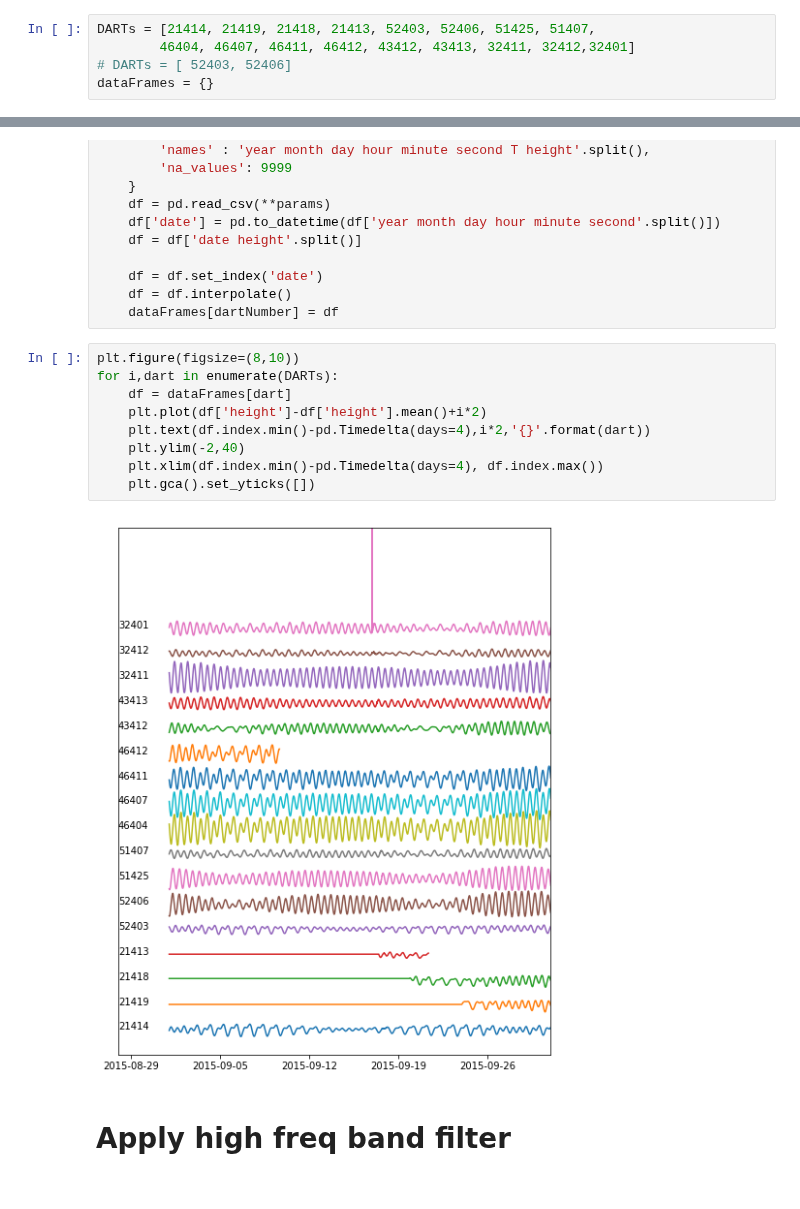
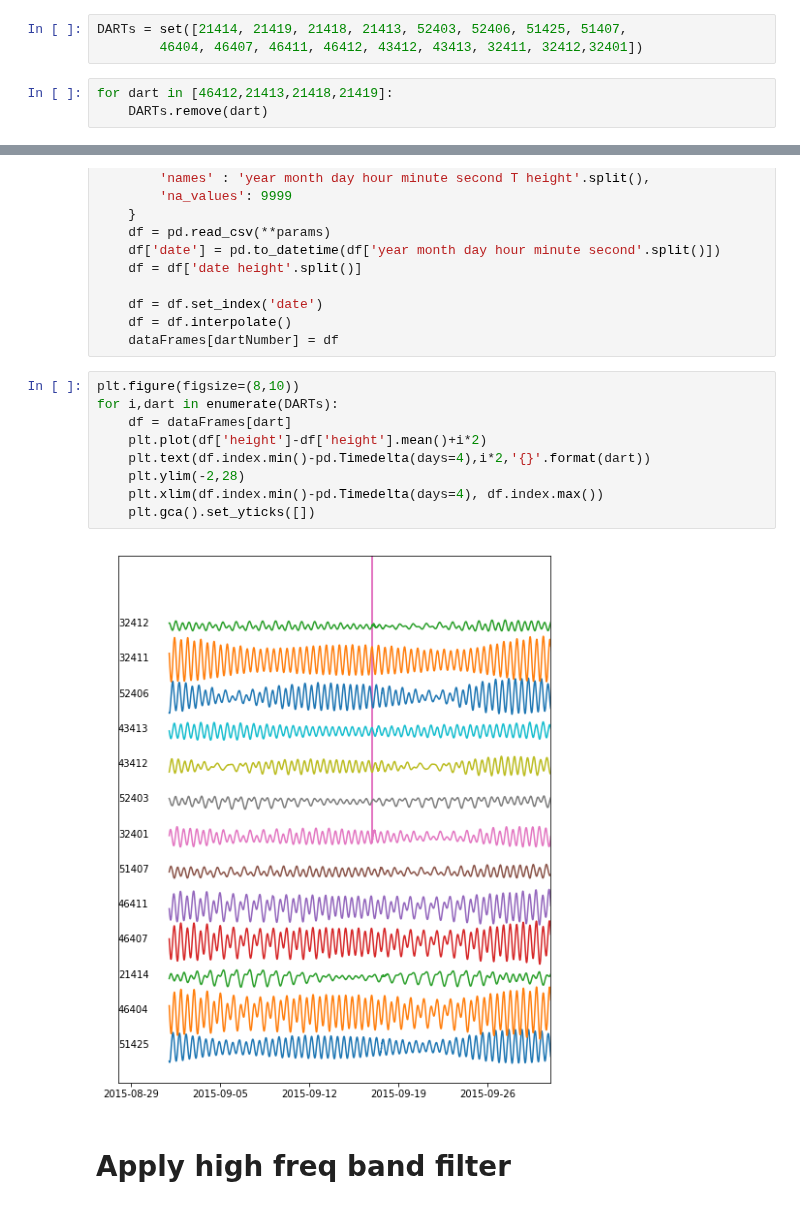
Before and after one commit to jgalazm/Nami, a Jupyter notebook: validation/06_illapel2015/data/dart_buoys_filter.ipynb, the cells around one changed output, grey strips where cells are left out. Drawn from its saved outputs; the diff is of its cells as text.

```diff
--- a/validation/06_illapel2015/data/dart_buoys_filter.ipynb
+++ b/validation/06_illapel2015/data/dart_buoys_filter.ipynb
@@ -9,5 +12,6 @@ import pandas as pd
 # %%
-DARTs = [21414, 21419, 21418, 21413, 52403, 52406, 51425, 51407,
-        46404, 46407, 46411, 46412, 43412, 43413, 32411, 32412,32401]
-# DARTs = [ 52403, 52406]
-dataFrames = {}
+DARTs = set([21414, 21419, 21418, 21413, 52403, 52406, 51425, 51407,
+        46404, 46407, 46411, 46412, 43412, 43413, 32411, 32412,32401])
+# %%
+for dart in [46412,21413,21418,21419]:
+    DARTs.remove(dart)
@@ -34,14 +60,14 @@ for i,dartNumber in enumerate(DARTs):
 # %%
 plt.figure(figsize=(8,10))
 for i,dart in enumerate(DARTs):
     df = dataFrames[dart]
     plt.plot(df['height']-df['height'].mean()+i*2)
     plt.text(df.index.min()-pd.Timedelta(days=4),i*2,'{}'.format(dart))
-    plt.ylim(-2,40)
+    plt.ylim(-2,28)
     plt.xlim(df.index.min()-pd.Timedelta(days=4), df.index.max())
     plt.gca().set_yticks([])
 # %% [output]
-[figure, old version]
+[figure, new version]
 # %% [markdown]
 # Apply high freq band filter
 # %%
```
Also changed, not shown: parts of 21 cells of this notebook, 4 other files.
